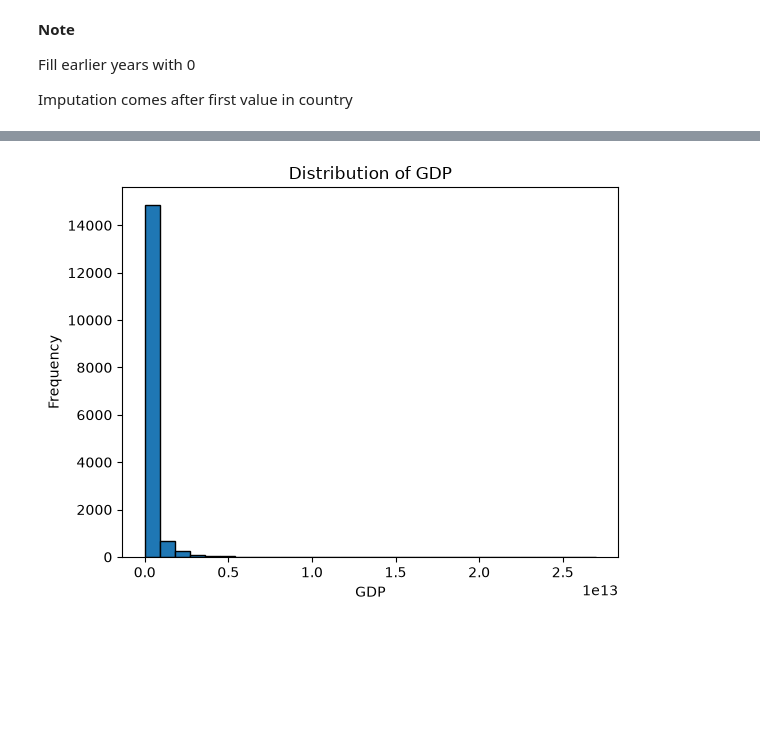
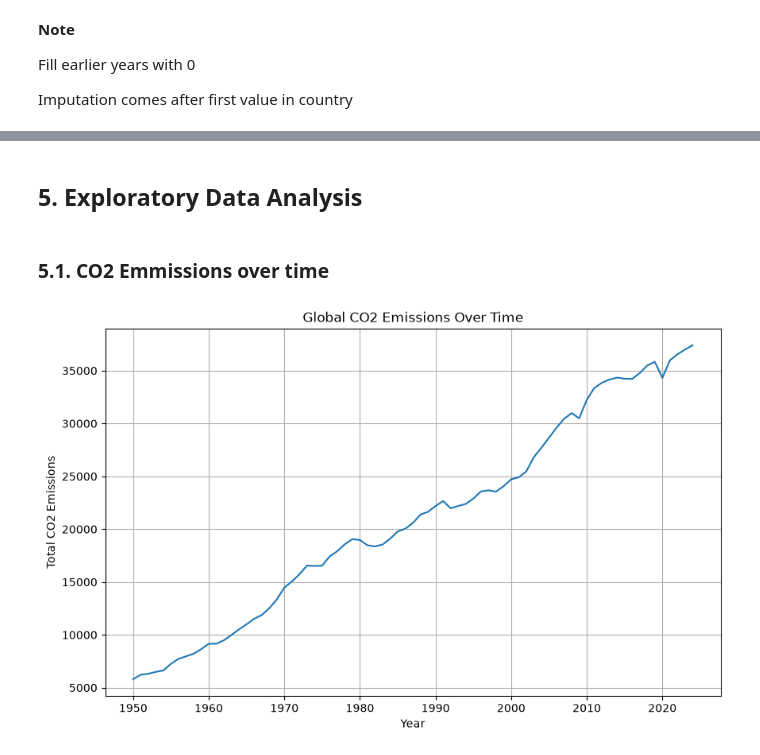
Before and after one commit to chepchiengemmans/Data_nerds_emissions_project, a Jupyter notebook: forecast_cleaning.ipynb, the cells around one changed output, grey strips where cells are left out. Drawn from its saved outputs; the diff is of its cells as text; code cells hidden in the pictures; blank space fills up the shorter version.

Commit message:
Finished up on data cleaning and preprocessing

```diff
--- a/forecast_cleaning.ipynb
+++ b/forecast_cleaning.ipynb
@@ -197,10 +408,7 @@ def preprocessing_pipeline(data):
     # Removing countries that 100% don't have co2 data
     data = data[~data['country'].isin(['San Marino', 'Vatican', 'Monaco'])]
 
-    # Interpolate missing values for 'gdp' column
-    data['gdp'] = data['gdp'].interpolate()
-    data['population'] = data['population'].interpolate()
-
+    # Interpolating missing values
     vars = ['gdp', 'population', 'co2',
        'co2_per_capita', 'flaring_co2', 'cement_co2', 'coal_co2', 'oil_co2',
        'land_use_change_co2', 'total_ghg', 'primary_energy_consumption',
@@ -208,7 +416,7 @@ def preprocessing_pipeline(data):
         ]
 
     # Impute using country-level interpolation and median for trend-like variables, earlier records are more likely to be missing, so we use interpolation to fill in the gaps
-    data[vars] = data.groupby(['country','year'])[vars].transform(
+    data[vars] = data.groupby('country')[vars].transform(
         lambda x: x.interpolate(method='linear', limit_direction='both').fillna(0)
     )
 
@@ -278,9 +455,17 @@ plt.show()
-# %%
-# plot gdp distribution
-plt.hist(df_cleaned['gdp'], bins=30, edgecolor='k')
-plt.title('Distribution of GDP')
-plt.xlabel('GDP')
-plt.ylabel('Frequency')
-plt.show()
-# %% [output]
-[figure, removed]
+# %% [markdown]
+## 5. Exploratory Data Analysis
+# %% [markdown]
+### 5.1. CO2 Emmissions over time
+# %%
+# create a line plot that shows the total co2 emissions over time. i want to show the global emissions.
+df_global = df_cleaned.groupby('year')['co2'].sum().reset_index()
+
+plt.figure(figsize=(10,6))
+plt.plot(df_global['year'], df_global['co2'])
+plt.title('Global CO2 Emissions Over Time')
+plt.xlabel('Year')
+plt.ylabel('Total CO2 Emissions')
+plt.grid(True)
+plt.show()
+# %% [output]
+[figure, added]
```
Also changed, not shown: parts of 42 cells of this notebook.
